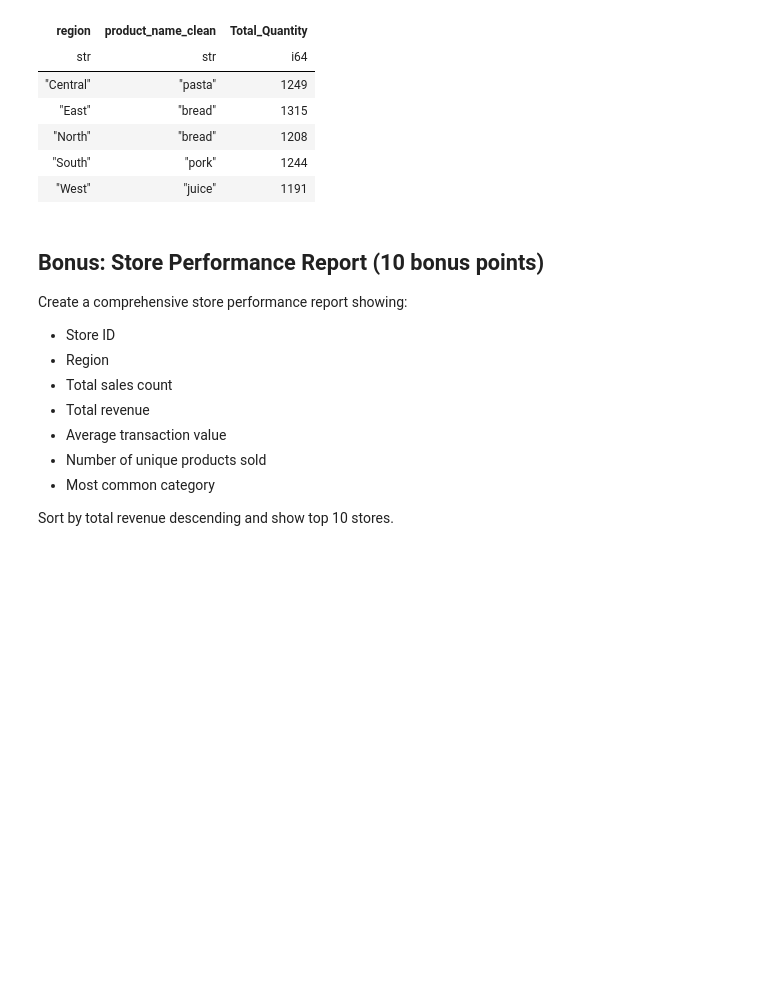
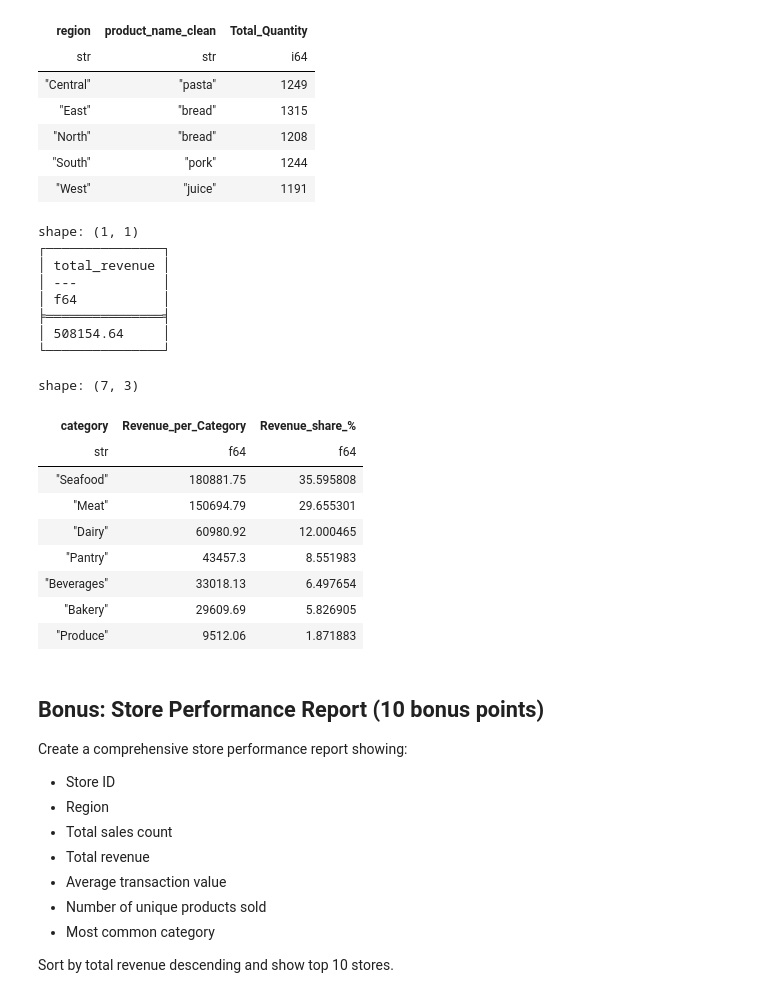
Before and after one commit to Navenkumar-Balasubramaniam/00-General, a Jupyter notebook: 18 Polars/exercise 2/s02_data_manipulation_homework.ipynb, the cells around one changed output. Cells and saved outputs as stored; diff of their text form; code cells hidden in the pictures; blank space fills up the shorter version.

```diff
--- a/18 Polars/exercise 2/s02_data_manipulation_homework.ipynb
+++ b/18 Polars/exercise 2/s02_data_manipulation_homework.ipynb
@@ -270,8 +270,36 @@ shape: (5, 3)
 # %%
 # 7.3 Category percentage of total
 total_sales = sales_enhanced.select(pl.col("total_revenue").sum())
-total_sales
-category_pct = ...
+print(total_sales)
+category_pct = (
+    sales_enhanced
+    .group_by("category")
+    .agg(pl.col("total_revenue").sum().alias("Revenue_per_Category"))
+    .with_columns(
+        (pl.col("Revenue_per_Category")/total_sales[0,0] * 100).alias("Revenue_share_%")
+        )
+    .sort("Revenue_share_%",descending = True)
+    )
+category_pct
+# %% [output]
+shape: (1, 1)
+┌───────────────┐
+│ total_revenue │
+│ ---           │
+│ f64           │
+╞═══════════════╡
+│ 508154.64     │
+└───────────────┘
+shape: (7, 3)
+| category | Revenue_per_Category | Revenue_share_% |
+| str | f64 | f64 |
+| "Seafood" | 180881.75 | 35.595808 |
+| "Meat" | 150694.79 | 29.655301 |
+| "Dairy" | 60980.92 | 12.000465 |
+| "Pantry" | 43457.3 | 8.551983 |
+| "Beverages" | 33018.13 | 6.497654 |
+| "Bakery" | 29609.69 | 5.826905 |
+| "Produce" | 9512.06 | 1.871883 |
 # %% [markdown]
 ## Bonus: Store Performance Report (10 bonus points)
 
```
Also changed, not shown: parts of 5 cells of this notebook.
